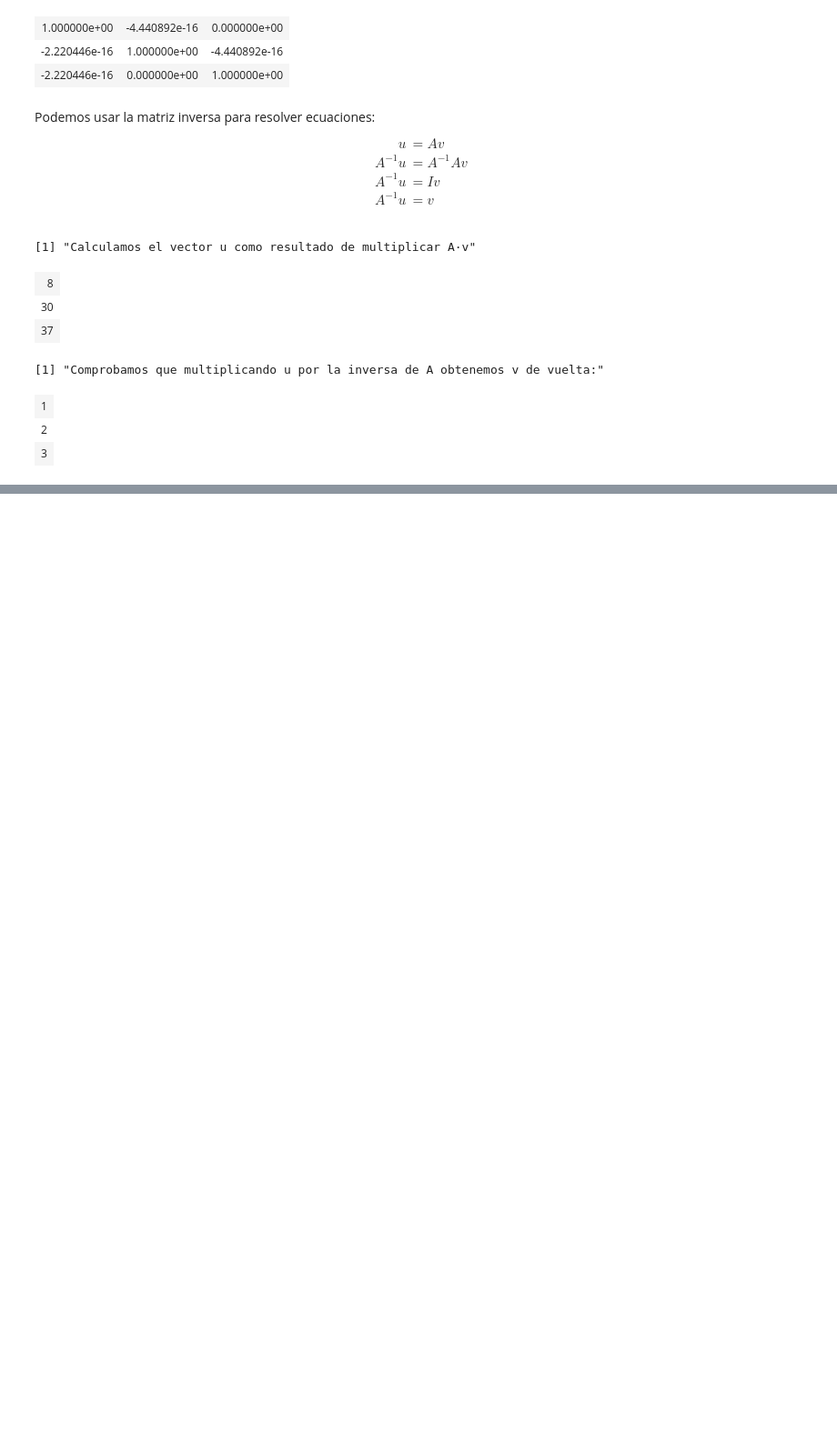
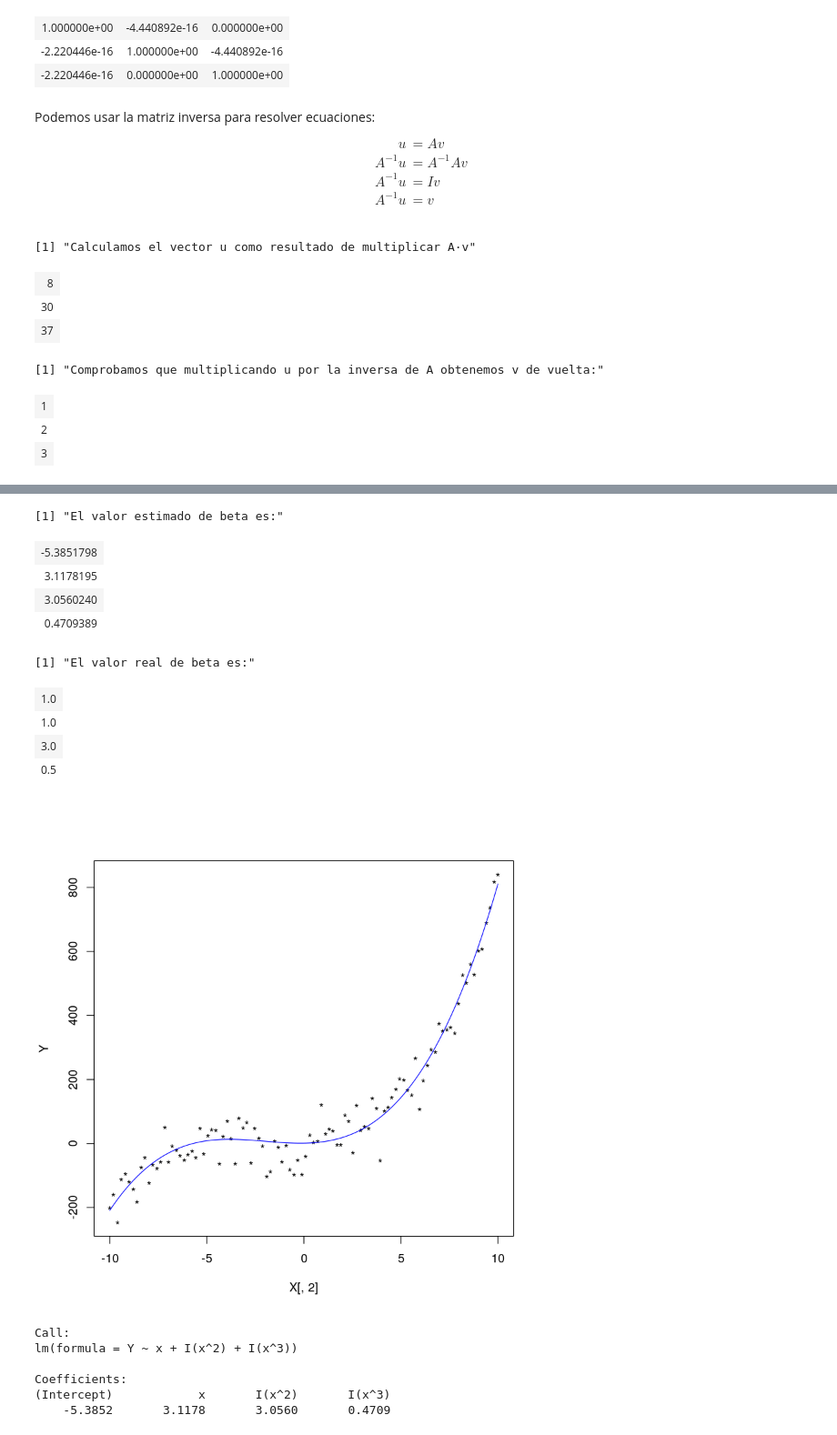
Before and after one commit to planga82/KeepCodingEstadisticaR, a Jupyter notebook: 5 - Relaciones entre variables.ipynb, the cells around one changed output, grey strips where cells are left out. Shown: that part at 91% size. Drawn from its saved outputs; the diff is of its cells as text; code cells hidden in the pictures; blank space fills up the shorter version.

```diff
--- a/5 - Relaciones entre variables.ipynb
+++ b/5 - Relaciones entre variables.ipynb
@@ -423,0 +678,45 @@ X^+Y=X^+X \beta
+# %%
+n<-100
+x<-seq(-10,10,length.out = n)
+
+x0<-rep(1,n)
+x1<-x
+x2<-x^2
+x3<-x^3
+X<-matrix(c(x0,x1,x2,x3),nrow=n,byrow = F)
+
+beta<-matrix(c(1,1,3,0.5),nrow=4)
+Y<-X %*% beta+rnorm(n,sd = 50)
+
+plot(X[,2],Y,pch='*')
+
+est_beta<-solve(t(X) %*% X) %*% t(X) %*% Y
+est_Y<-X %*% beta
+lines(X[,2],est_Y,col="blue")
+
+print("El valor estimado de beta es:")
+est_beta
+
+print("El valor real de beta es:")
+beta
+# %% [output]
+[1] "El valor estimado de beta es:"
+| -5.3851798 |
+| 3.1178195 |
+| 3.0560240 |
+| 0.4709389 |
+[1] "El valor real de beta es:"
+| 1.0 |
+| 1.0 |
+| 3.0 |
+| 0.5 |
+[figure, added]
+# %%
+lm(Y~x+I(x^2)+I(x^3))
+# %% [output]
+Call:
+lm(formula = Y ~ x + I(x^2) + I(x^3))
+
+Coefficients:
+(Intercept)            x       I(x^2)       I(x^3)
+    -5.3852       3.1178       3.0560       0.4709
```
Also changed, not shown: parts of 38 cells of this notebook, 8 other files.
